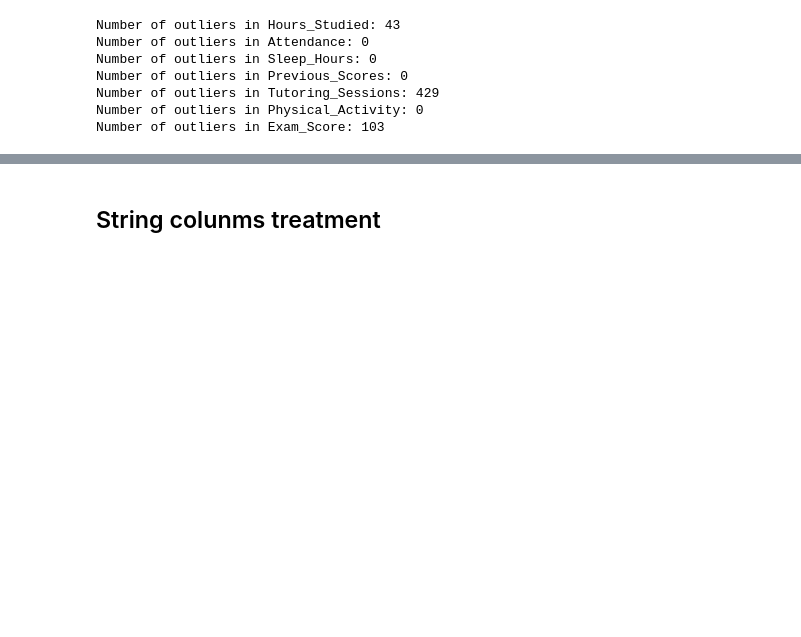
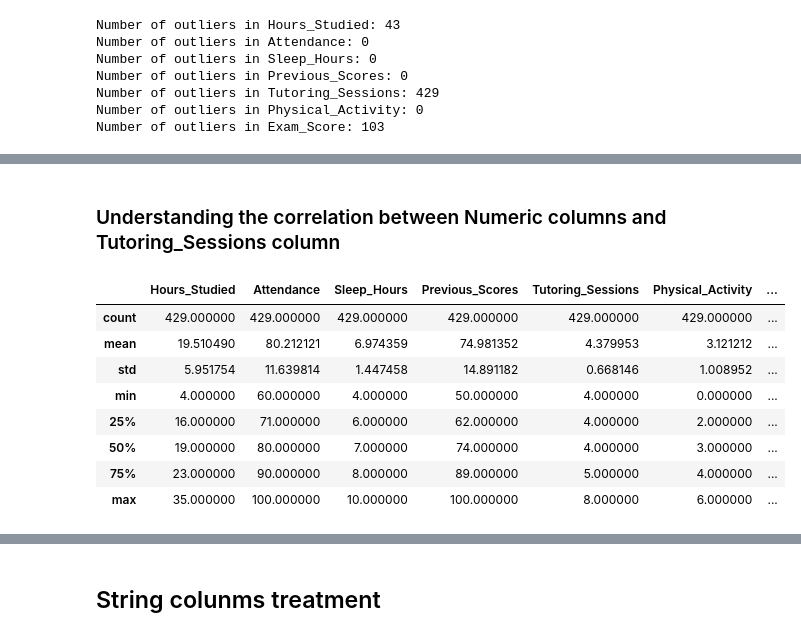
Before and after one commit to luiz-ed-ferreira/Project_MLStudentsPerformance, a Jupyter notebook: EDA.ipynb, the cells around one changed output, grey strips where cells are left out. Drawn from its saved outputs; the diff is of its cells as text; code cells hidden in the pictures; blank space fills up the shorter version.

Commit message:
Updated the EDA file od Students Performance factor dataset and initiated data treatment.

```diff
--- a/EDA.ipynb
+++ b/EDA.ipynb
@@ -116,0 +117,29 @@ Number of outliers in Exam_Score: 0
+# %% [markdown]
+### Understanding the correlation between Numeric columns and Tutoring_Sessions column
+# %%
+#Hypothesis
+#First it is interesting to analyze data on children participating in academic support sessions who show the greater outlier values (column Tutoring_Sessions).
+Q1 = student_performance_factors['Tutoring_Sessions'].quantile(0.25)
+Q3 = student_performance_factors['Tutoring_Sessions'].quantile(0.75)
+IQR = Q3 - Q1
+student_performance_factors['Outliers_Tutoring_Sessions'] = ["True" if (x < (Q1 - 1.5 * IQR))
+                                                             | (x > (Q3 + 1.5 * IQR)) else "False"
+                                                             for x in student_performance_factors["Tutoring_Sessions"]]
+#Explore Tutoring_sessions outliers
+display(
+    (
+        student_performance_factors[
+            student_performance_factors["Outliers_Tutoring_Sessions"] == "True"
+        ].sort_values(by="Tutoring_Sessions")
+    ).describe()
+)
+# %% [output]
+|  | Hours_Studied | Attendance | Sleep_Hours | Previous_Scores | Tutoring_Sessions | Physical_Activity | ... |
+| count | 429.000000 | 429.000000 | 429.000000 | 429.000000 | 429.000000 | 429.000000 | ... |
+| mean | 19.510490 | 80.212121 | 6.974359 | 74.981352 | 4.379953 | 3.121212 | ... |
+| std | 5.951754 | 11.639814 | 1.447458 | 14.891182 | 0.668146 | 1.008952 | ... |
+| min | 4.000000 | 60.000000 | 4.000000 | 50.000000 | 4.000000 | 0.000000 | ... |
+| 25% | 16.000000 | 71.000000 | 6.000000 | 62.000000 | 4.000000 | 2.000000 | ... |
+| 50% | 19.000000 | 80.000000 | 7.000000 | 74.000000 | 4.000000 | 3.000000 | ... |
+| 75% | 23.000000 | 90.000000 | 8.000000 | 89.000000 | 5.000000 | 4.000000 | ... |
+| max | 35.000000 | 100.000000 | 10.000000 | 100.000000 | 8.000000 | 6.000000 | ... |
```
Also changed, not shown: parts of 6 cells of this notebook.
